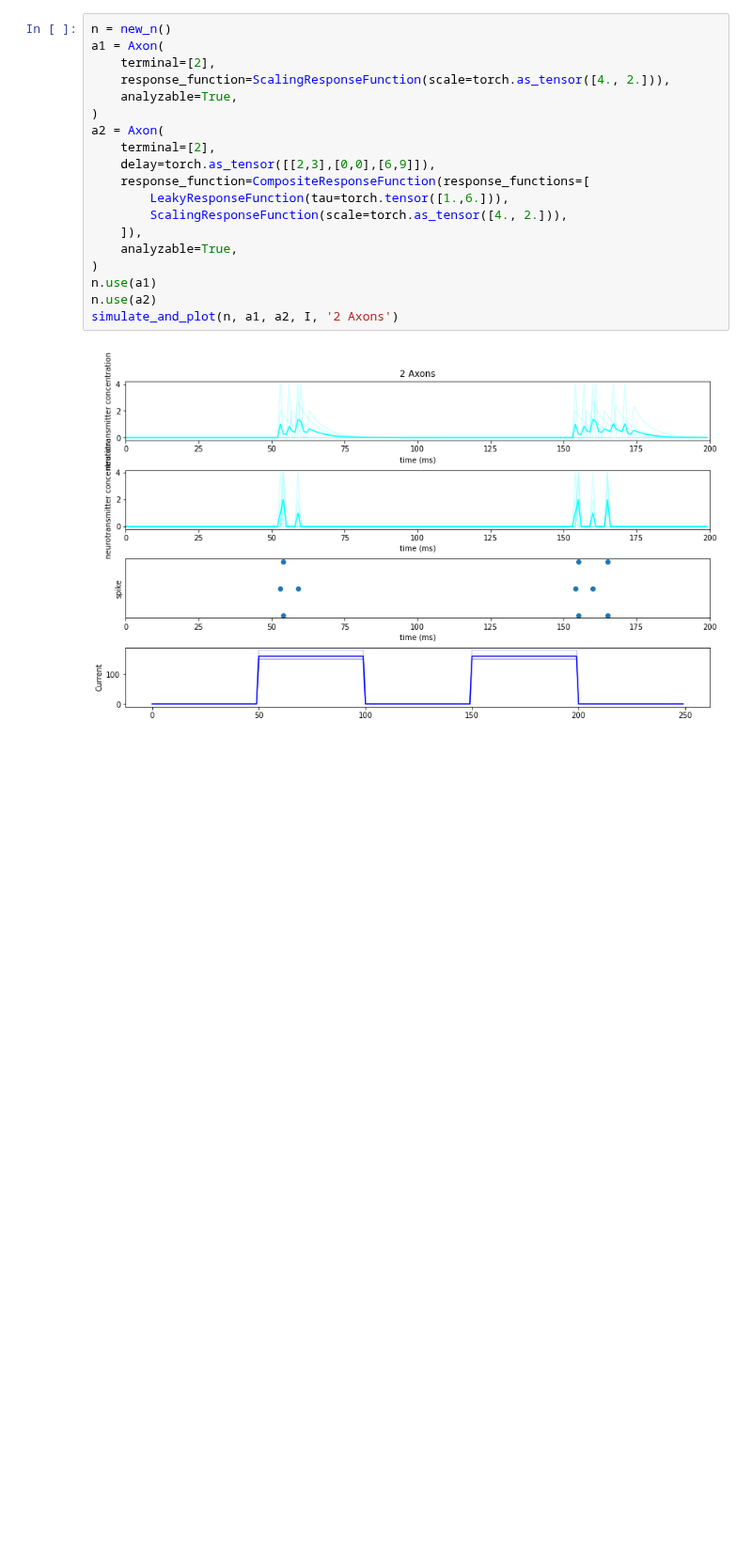
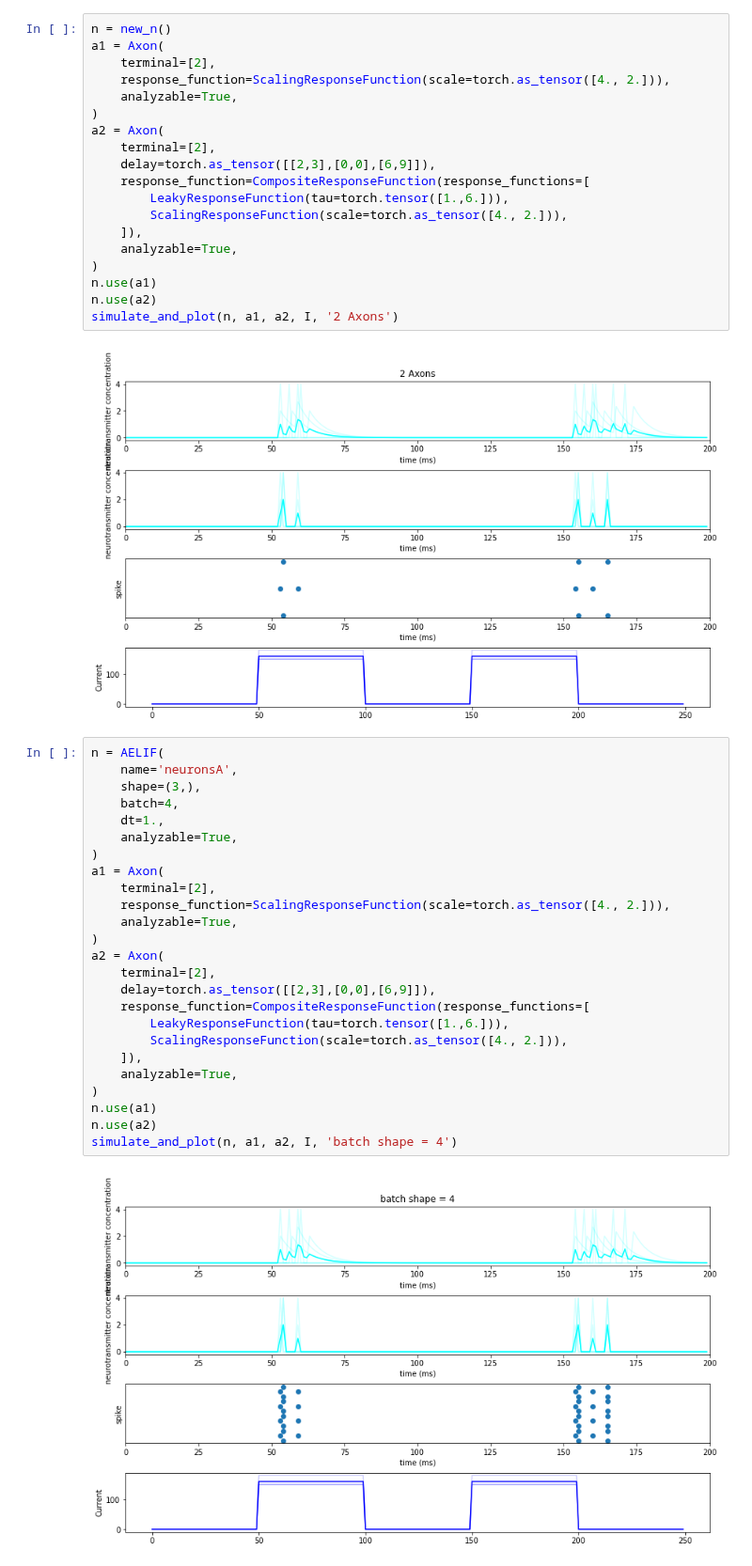
Before and after one commit to cnrl/Spiral, a Jupyter notebook: examples/axon.ipynb, the cells around one changed output. Shown at 94% size. Cells and saved outputs as stored; diff of their text form; blank space fills up the shorter version.

```diff
--- a/examples/axon.ipynb
+++ b/examples/axon.ipynb
@@ -229,3 +229,30 @@ n.use(a2)
 simulate_and_plot(n, a1, a2, I, '2 Axons')
 # %% [output]
 [figure]
+# %%
+n = AELIF(
+    name='neuronsA',
+    shape=(3,),
+    batch=4,
+    dt=1.,
+    analyzable=True,
+)
+a1 = Axon(
+    terminal=[2],
+    response_function=ScalingResponseFunction(scale=torch.as_tensor([4., 2.])),
+    analyzable=True,
+)
+a2 = Axon(
+    terminal=[2],
+    delay=torch.as_tensor([[2,3],[0,0],[6,9]]),
+    response_function=CompositeResponseFunction(response_functions=[
+        LeakyResponseFunction(tau=torch.tensor([1.,6.])),
+        ScalingResponseFunction(scale=torch.as_tensor([4., 2.])),
+    ]),
+    analyzable=True,
+)
+n.use(a1)
+n.use(a2)
+simulate_and_plot(n, a1, a2, I, 'batch shape = 4')
+# %% [output]
+[figure, added]
```
Also changed, not shown: 16 other files.
